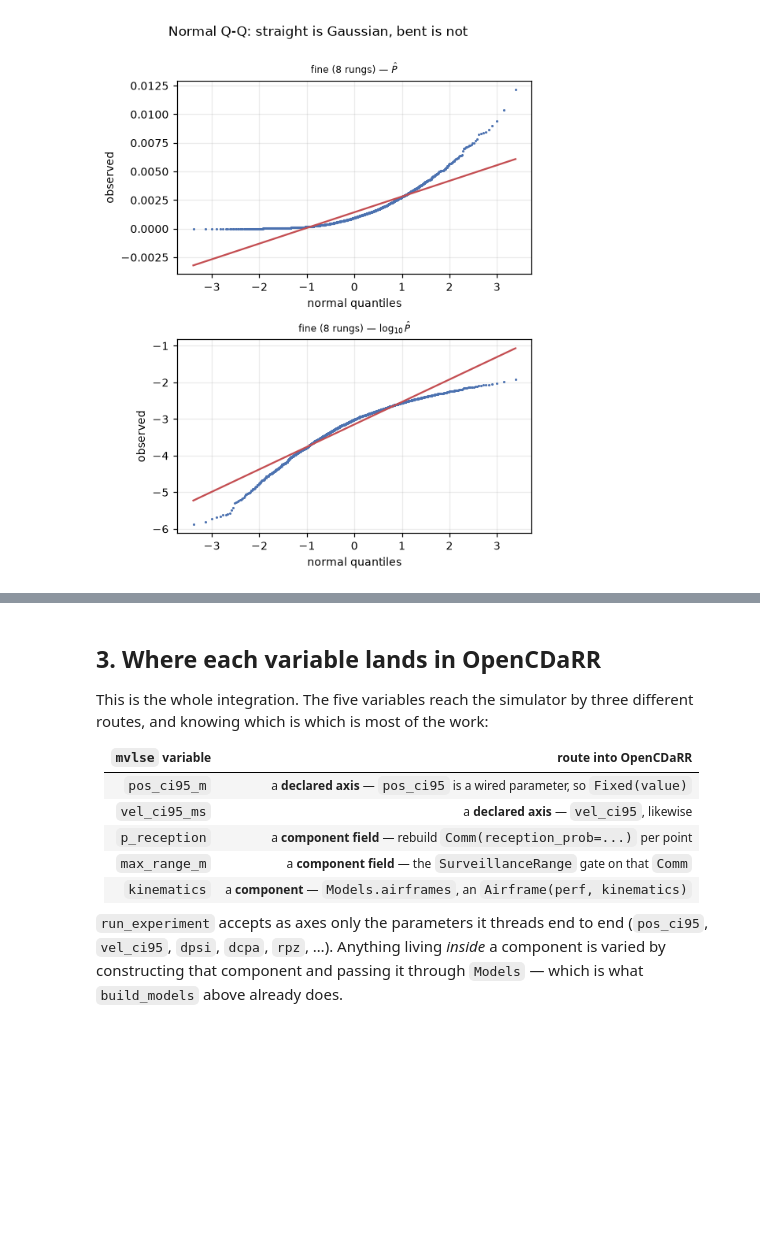
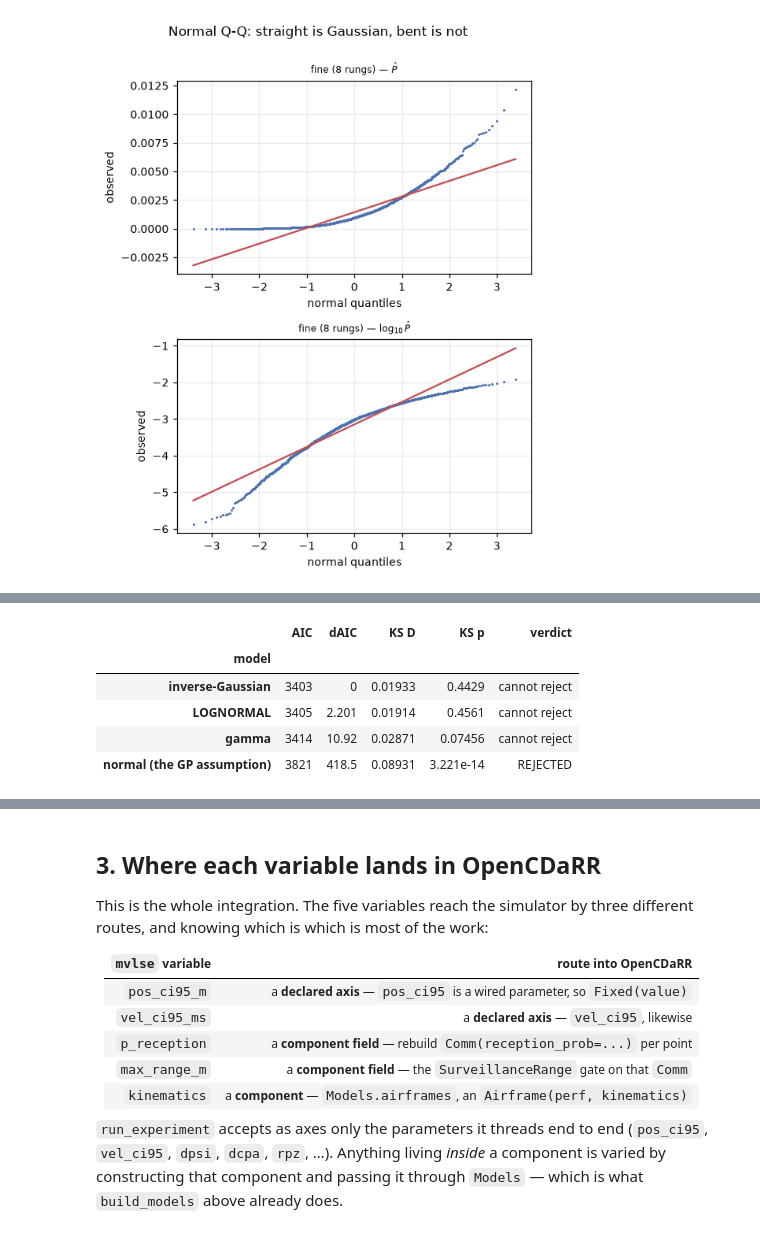
Before and after one commit to fazlurnu/MixedVarLSE, a Jupyter notebook: examples/opencdarr_blackbox.ipynb, the cells around one changed output, grey strips where cells are left out. Saved outputs shown, nothing was run; the diff lists cells and outputs as text; code cells hidden in the pictures; blank space fills up the shorter version.

```diff
--- a/examples/opencdarr_blackbox.ipynb
+++ b/examples/opencdarr_blackbox.ipynb
@@ -289,0 +290,28 @@ Resample from the 2000 draws to see how fast that happens.
+# %%
+L = np.log10(SAMPLES["fine (8 rungs)"][SAMPLES["fine (8 rungs)"] > 0])
+M = -L                              # positive, right-skewed
+
+
+def compare_fits(data, candidates):
+    rows = []
+    for label, dist in candidates:
+        par = dist.fit(data)
+        loglik = float(np.sum(dist.logpdf(data, *par)))
+        ks = stats.kstest(data, lambda x, d=dist, q=par: d.cdf(x, *q))
+        rows.append({"model": label, "AIC": 2 * len(par) - 2 * loglik,
+                     "KS D": ks.statistic, "KS p": ks.pvalue,
+                     "verdict": "cannot reject" if ks.pvalue > 0.05 else "REJECTED"})
+    out = pd.DataFrame(rows).sort_values("AIC")
+    out["dAIC"] = out["AIC"] - out["AIC"].min()
+    return out[["model", "AIC", "dAIC", "KS D", "KS p", "verdict"]].set_index("model")
+
+
+compare_fits(M, [("LOGNORMAL", stats.lognorm), ("inverse-Gaussian", stats.invgauss),
+                 ("gamma", stats.gamma), ("normal (the GP assumption)", stats.norm)])
+# %% [output]
+|  | AIC | dAIC | KS D | KS p | verdict |
+| model |  |  |  |  |  |
+| inverse-Gaussian | 3403 | 0 | 0.01933 | 0.4429 | cannot reject |
+| LOGNORMAL | 3405 | 2.201 | 0.01914 | 0.4561 | cannot reject |
+| gamma | 3414 | 10.92 | 0.02871 | 0.07456 | cannot reject |
+| normal (the GP assumption) | 3821 | 418.5 | 0.08931 | 3.221e-14 | REJECTED |
```
Also changed, not shown: parts of 25 cells of this notebook, 11 other files.
